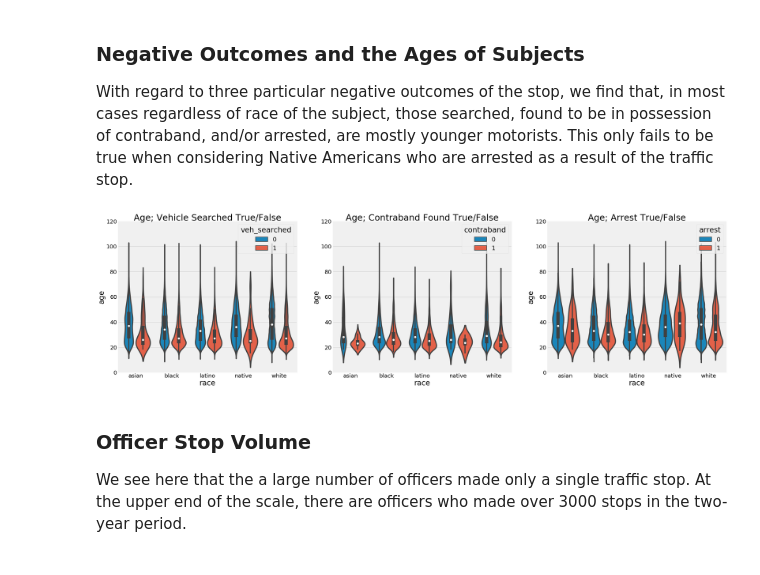
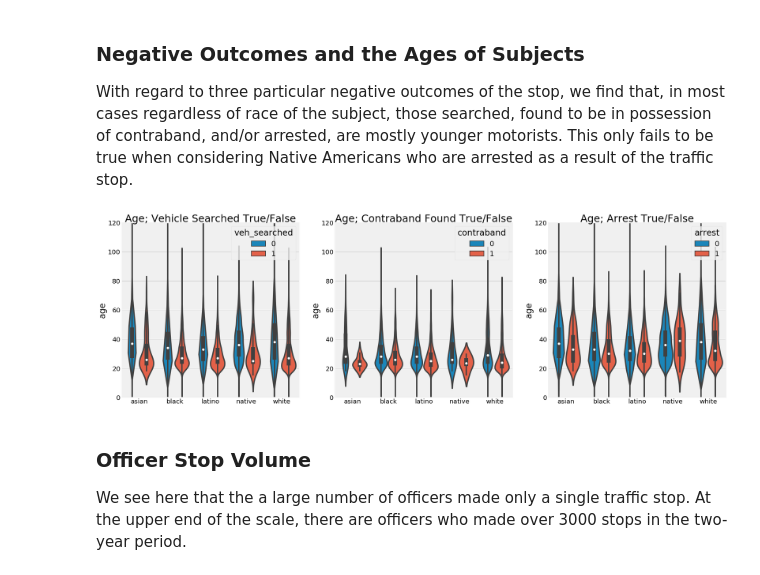
Before and after one commit to maf5509/Detecting_Implicit_Bias_in_Traffic_Stops, a Jupyter notebook: Traffic_Stop.ipynb, the cells around one changed output. Saved outputs shown, nothing was run; the diff lists cells and outputs as text; code cells hidden in the pictures.

```diff
--- a/Traffic_Stop.ipynb
+++ b/Traffic_Stop.ipynb
@@ -434,15 +436,16 @@ def violin(xval, yval, hueval, df, titleval):
 # %%
 info = {'dfs': [stop, stop[stop['veh_searched'] == True], stop],
         'hues': ['veh_searched', 'contraband', 'arrest'],
         'titles': ['Age; Vehicle Searched True/False',
                 'Age; Contraband Found True/False',
                 'Age; Arrest True/False']}
 for i in range(1,4):
         plt.subplot(1,3,i)
         violin('race', 'age', info['hues'][i-1], info['dfs'][i-1], info['titles'][i-1])
+        plt.xlabel('')
         plt.title(info['titles'][i-1])
 # %% [output]
-[figure, old version]
+[figure, new version]
 # %% [markdown]
 ### Officer Stop Volume
 We see here that the a large number of officers made only a single traffic stop. At the upper end of the scale, there are officers who made over 3000 stops in the two-year period.
```
Also changed, not shown: parts of 10 cells of this notebook.
